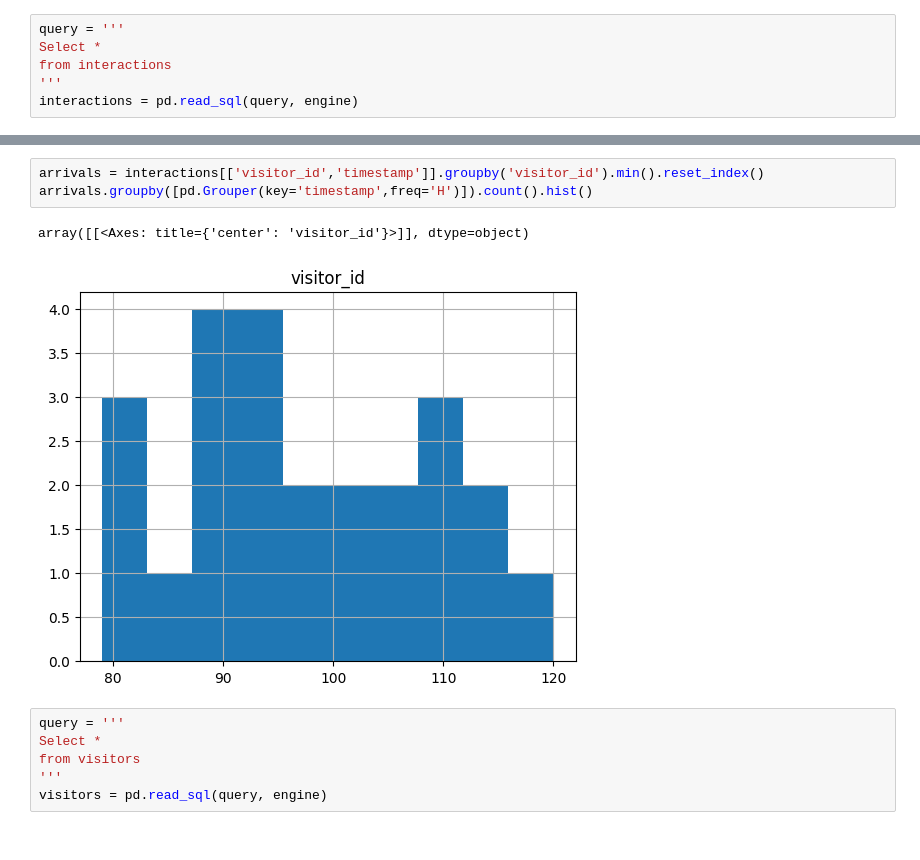
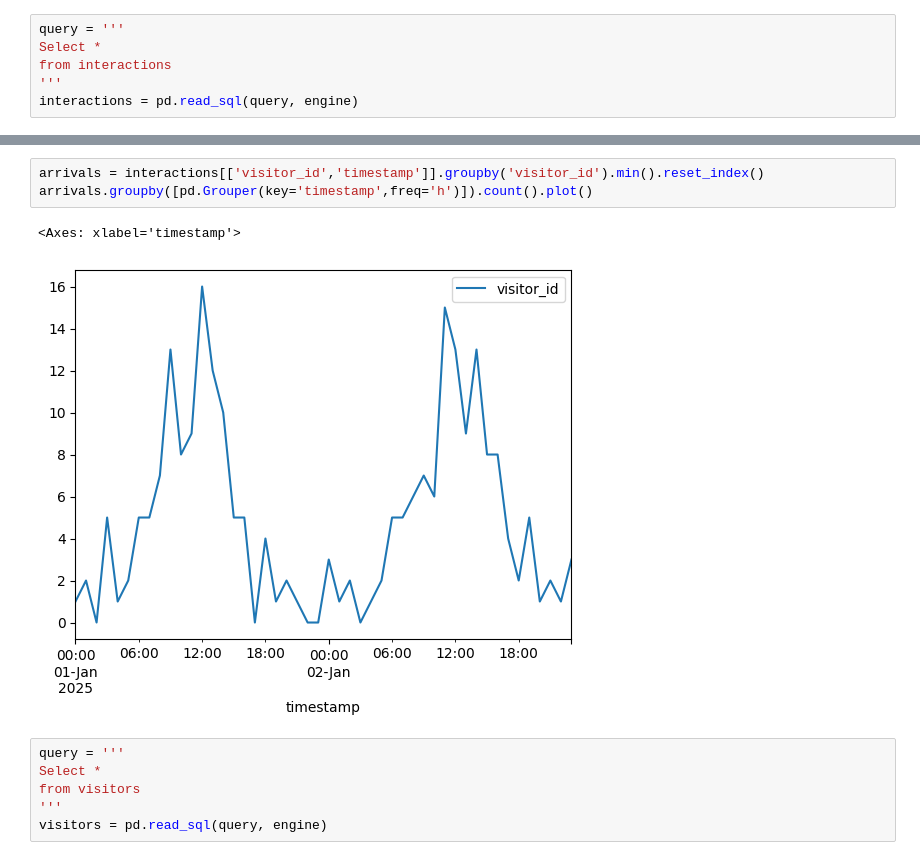
Before and after one commit to SpencerRWood/marketing-simulation, a Jupyter notebook: test.ipynb, the cells around one changed output, grey strips where cells are left out. Drawn from its saved outputs; the diff is of its cells as text.

```diff
--- a/test.ipynb
+++ b/test.ipynb
@@ -46,9 +46,9 @@ interactions
 # %%
 arrivals = interactions[['visitor_id','timestamp']].groupby('visitor_id').min().reset_index()
-arrivals.groupby([pd.Grouper(key='timestamp',freq='H')]).count().hist()
+arrivals.groupby([pd.Grouper(key='timestamp',freq='h')]).count().plot()
 # %% [output]
-array([[<Axes: title={'center': 'visitor_id'}>]], dtype=object)
+<Axes: xlabel='timestamp'>
-[figure, old version]
+[figure, new version]
 # %%
 query = '''
 Select *
```
Also changed, not shown: parts of 3 cells of this notebook, 7 other files.
